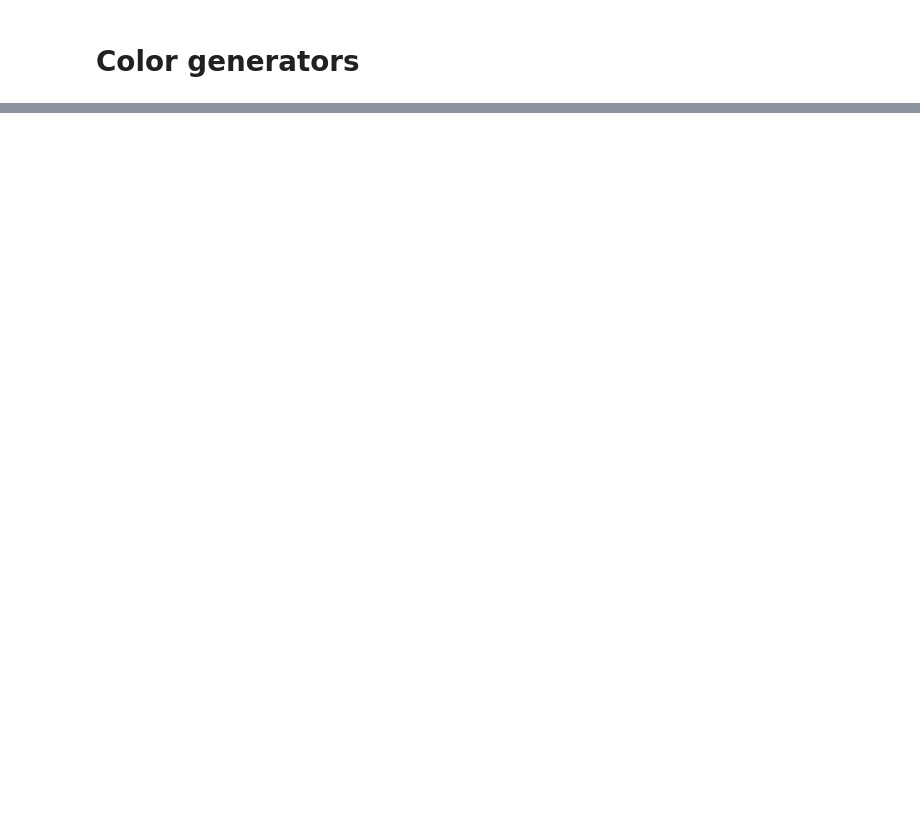
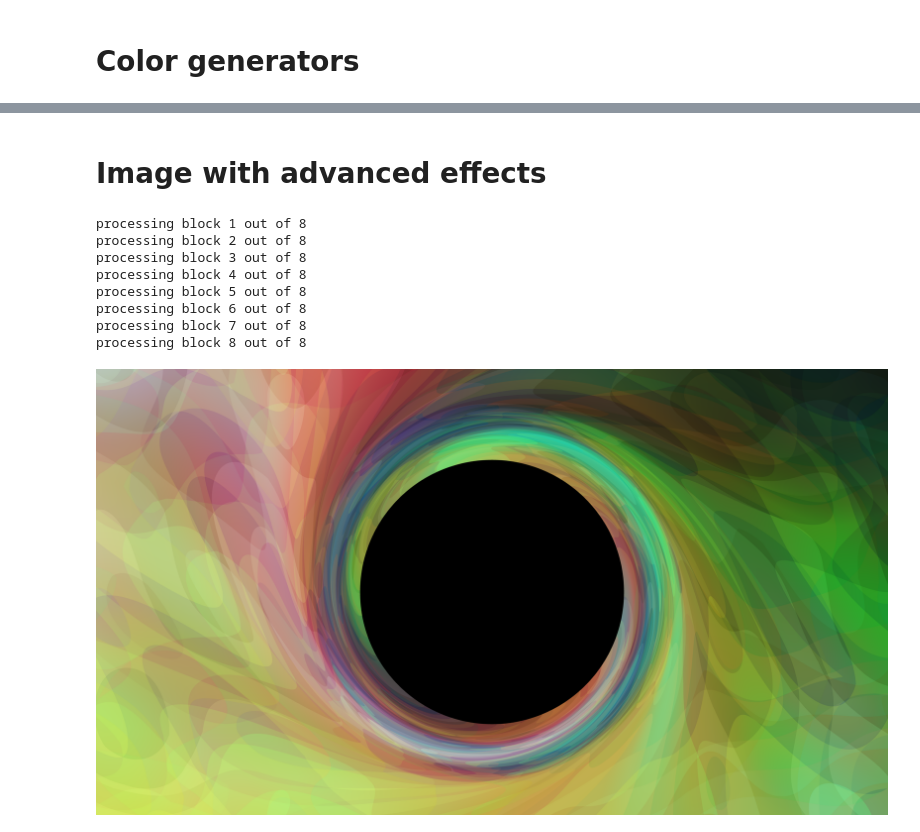
Before and after one commit to Nikita-Gz/ArGen, a Jupyter notebook: ArGen_public.ipynb, the cells around one changed output, grey strips where cells are left out. Cells and saved outputs as stored; diff of their text form; code cells hidden in the pictures; blank space fills up the shorter version.

```diff
--- a/ArGen_public.ipynb
+++ b/ArGen_public.ipynb
@@ -194,16 +236,0 @@ def process_input_in_parts(inp, model, parts_n, use_batch_dimension=True):
-# %%
-res = (1080 * 2, 2400 * 2)
-centre = (0, 0)
-width = 50
-pixel_ratio = 1
-waves = make_switches(res, centre, width, pixel_ratio, phase=1, power=2, freq=1, push=6)
-mpty_shit = np.zeros_like(waves)
-additional = np.concatenate([waves, mpty_shit], -1)
-mtx = create_color_generator_input_matrix(res, centre, width, pixel_ratio,
-                                          effects_matrices=additional)[0]
-
-print(mtx.shape)
-print(mtx[..., 0])
-
-vals = (((mtx[..., -2] + 1) / 2) * 255).astype(np.uint8)
-Image.fromarray(vals)
@@ -219,0 +304,2 @@ Image.fromarray(vals)
+# %% [markdown]
+# Image with advanced effects
@@ -219,0 +352,22 @@ Image.fromarray(vals)
+# %%
+stairs_generator = StairsGenerator()
+# %%
+target_resolution = (1920, 1080)
+supersampling_multiplier = 8
+supersampling_resolution = [size * supersampling_multiplier for size in target_resolution]
+input_data = make_final_input_vortex(0, supersampling_resolution, centre, 50, 1,
+                                     seconds=20,
+                                     video_fps=60)
+# %%
+color_output_rgb_matrix = stairs_generator(input_data)
+Image.fromarray(color_output_rgb_matrix).resize(target_resolution, resample=PIL.Image.BICUBIC)
+# %% [output]
+processing block 1 out of 8
+processing block 2 out of 8
+processing block 3 out of 8
+processing block 4 out of 8
+processing block 5 out of 8
+processing block 6 out of 8
+processing block 7 out of 8
+processing block 8 out of 8
+[figure, added]
```
Also changed, not shown: parts of 21 cells of this notebook.
